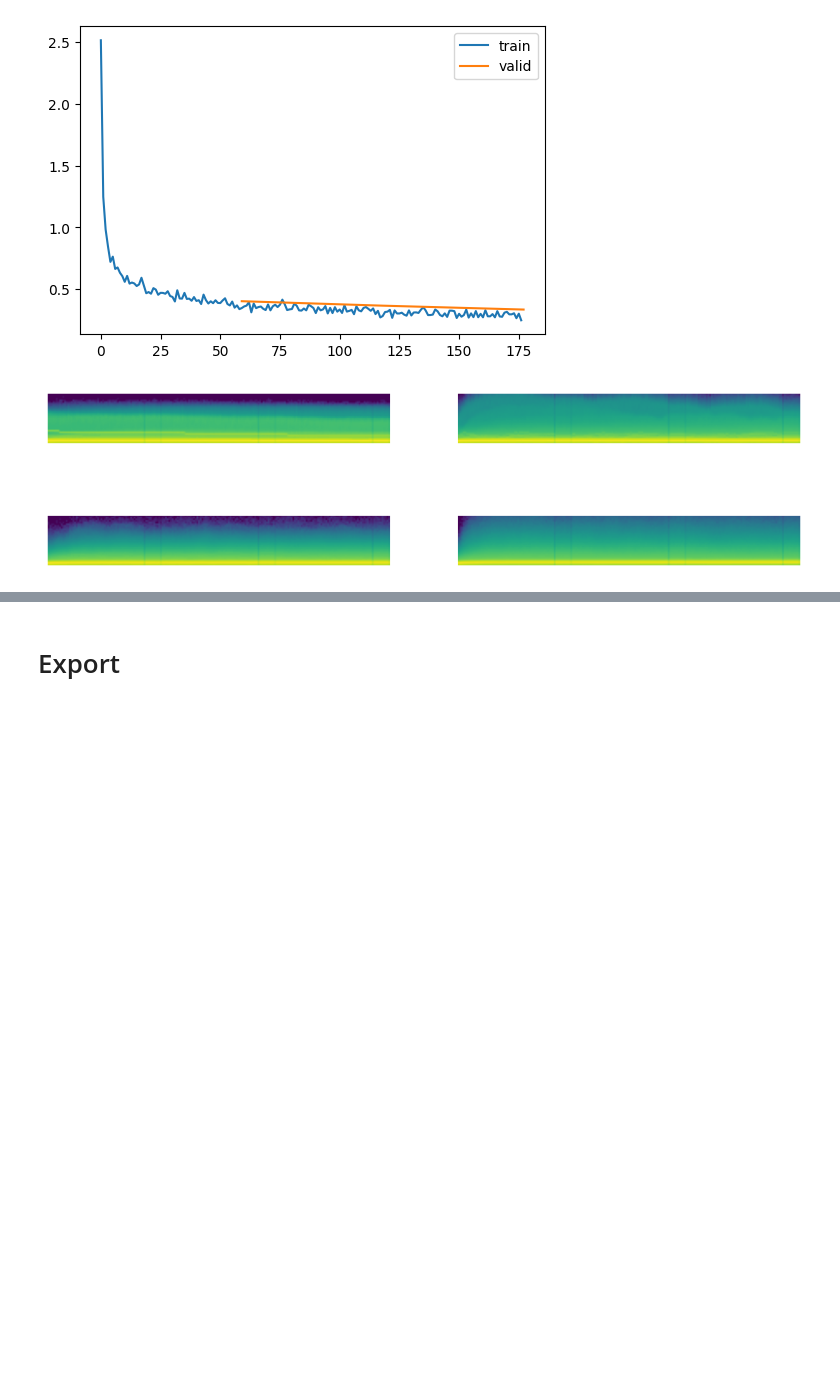
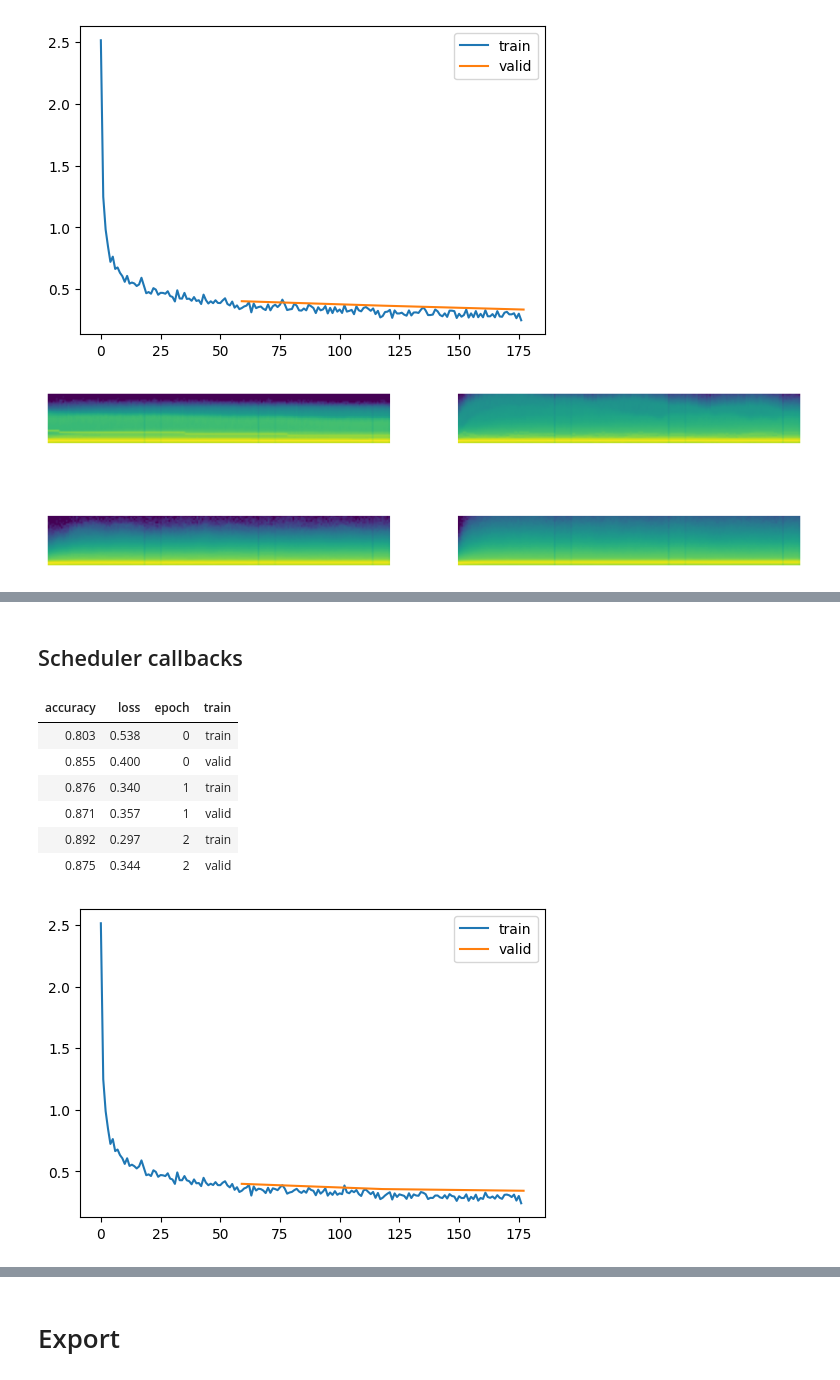
Before and after one commit to daniilgaltsev/fastai_course, a Jupyter notebook: nbs/12_accel_sgd.ipynb, the cells around one changed output, grey strips where cells are left out. Saved outputs shown, nothing was run; the diff lists cells and outputs as text; code cells hidden in the pictures; blank space fills up the shorter version.

```diff
--- a/nbs/12_accel_sgd.ipynb
+++ b/nbs/12_accel_sgd.ipynb
@@ -260,0 +337,2 @@ stats.color_dim()
+# %% [markdown]
+## Scheduler callbacks
@@ -260,0 +350,5 @@ stats.color_dim()
+# %%
+#| export
+class BatchSchedCB(BaseSchedCB):
+    def after_batch(self, learn):
+        self._step()
@@ -260,0 +363,43 @@ stats.color_dim()
+# %%
+#| export
+class RecorderCB(Callback):
+    def __init__(self, **d):
+        self.d = d
+
+    def before_fit(self, learn):
+        self.recorded = {k: [] for k in self.d}
+        self.pg = learn.opt.param_groups[0]
+
+    def after_batch(self, learn):
+        if learn.training:
+            for k, v in self.d.items():
+                self.recorded[k].append(v(self.pg))
+
+    def plot(self):
+        for k, vs in self.recorded.items():
+            plt.plot(range(len(vs)), vs, label=k)
+            plt.legend()
+            plt.show()
+# %%
+def get_lr(pg):
+    return pg["lr"]
+# %%
+epochs = 3
+tmax = len(dls.train) * epochs
+sched = BatchSchedCB(partial(lr_scheduler.CosineAnnealingLR, T_max=tmax))
+record = RecorderCB(lr=get_lr)
+# %%
+set_seed(1103)
+model = get_model(act=act_init, norm=nn.BatchNorm2d)
+model = model.apply(init_w)
+learn = TrainLearner(model, dls, F.cross_entropy, lr=0.01, cbs=cbs+[sched, record], opt_func=optim.AdamW)
+learn.fit(epochs)
+# %% [output]
+| accuracy | loss | epoch | train |
+| 0.803 | 0.538 | 0 | train |
+| 0.855 | 0.400 | 0 | valid |
+| 0.876 | 0.340 | 1 | train |
+| 0.871 | 0.357 | 1 | valid |
+| 0.892 | 0.297 | 2 | train |
+| 0.875 | 0.344 | 2 | valid |
+[figure, added]
```
Also changed, not shown: parts of 25 cells of this notebook, 2 other files.
